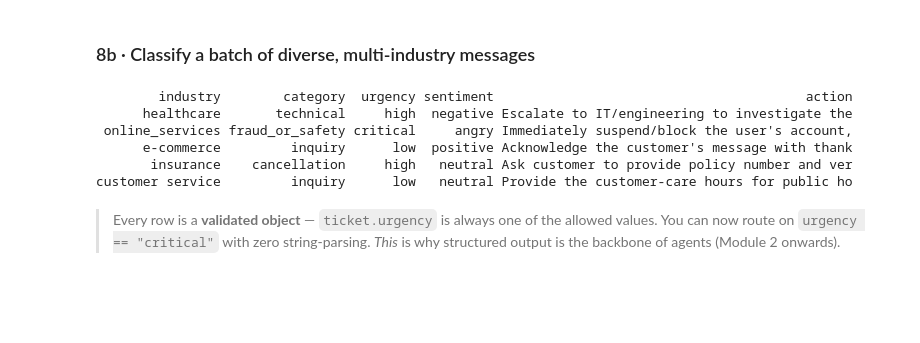
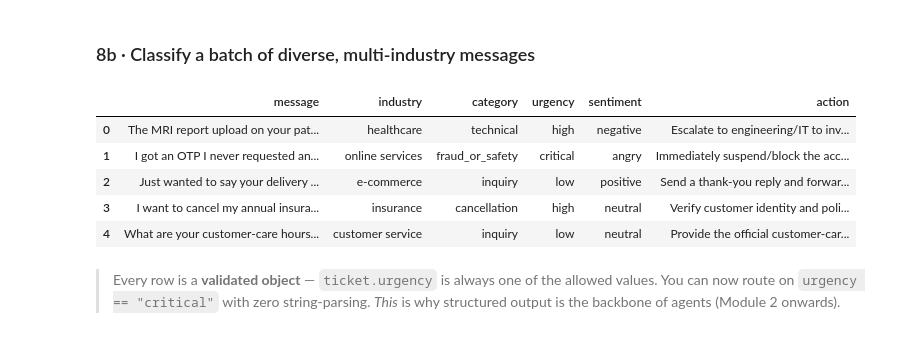
Before and after one commit to prashant9501/JPMC-Agentic-2026, a Jupyter notebook: Module 1 - Foundations & First Agent/Lab_1.1_Multi_Provider_LLM_Setup_and_Structured_Outputs.ipynb, the cells around one changed output. Drawn from its saved outputs; the diff is of its cells as text; code cells hidden in the pictures; blank space fills up the shorter version.

```diff
--- a/Module 1 - Foundations & First Agent/Lab_1.1_Multi_Provider_LLM_Setup_and_Structured_Outputs.ipynb
+++ b/Module 1 - Foundations & First Agent/Lab_1.1_Multi_Provider_LLM_Setup_and_Structured_Outputs.ipynb
@@ -410,32 +417,32 @@ SupportTicket ->
 # %%
 messages = [
     "The MRI report upload on your patient portal keeps failing with error 500. I need it before my appointment tomorrow.",   # healthcare
     "I got an OTP I never requested and someone tried to log into my account. Please block it NOW.",                          # fraud / banking
     "Just wanted to say your delivery partner was super polite and my package arrived a day early. Thank you!",               # e-commerce / positive
     "I want to cancel my annual insurance policy renewal scheduled next week and get a pro-rata refund.",                     # insurance
     "What are your customer-care hours on public holidays?",                                                                  # generic inquiry
 ]
 
 rows = []
 for m in messages:
     r = openai_client.responses.parse(
         model=M["openai_reason"],
         input=[{"role": "system", "content": "Classify the customer message into the SupportTicket schema."},
                {"role": "user", "content": m}],
         text_format=SupportTicket,
     )
     t = r.output_parsed
-    rows.append({"industry": t.industry, "category": t.category, "urgency": t.urgency,
+    rows.append({"message": m, "industry": t.industry, "category": t.category, "urgency": t.urgency,
                  "sentiment": t.sentiment, "action": t.recommended_action[:45]})
 
-print(pd.DataFrame(rows).to_string(index=False))
+pd.DataFrame(rows)
 # %% [output]
-        industry        category  urgency sentiment                                        action
-      healthcare       technical     high  negative Escalate to IT/engineering to investigate the
- online_services fraud_or_safety critical     angry Immediately suspend/block the user's account,
-      e-commerce         inquiry      low  positive Acknowledge the customer's message with thank
-       insurance    cancellation     high   neutral Ask customer to provide policy number and ver
-customer service         inquiry      low   neutral Provide the customer-care hours for public ho
+|  | message | industry | category | urgency | sentiment | action |
+| 0 | The MRI report upload on your pat... | healthcare | technical | high | negative | Escalate to engineering/IT to inv... |
+| 1 | I got an OTP I never requested an... | online services | fraud_or_safety | critical | angry | Immediately suspend/block the acc... |
+| 2 | Just wanted to say your delivery ... | e-commerce | inquiry | low | positive | Send a thank-you reply and forwar... |
+| 3 | I want to cancel my annual insura... | insurance | cancellation | high | neutral | Verify customer identity and poli... |
+| 4 | What are your customer-care hours... | customer service | inquiry | low | neutral | Provide the official customer‑car... |
 # %% [markdown]
 > Every row is a **validated object** — `ticket.urgency` is always one of the allowed values. You can now route on `urgency == "critical"` with zero string-parsing. *This* is why structured output is the backbone of agents (Module 2 onwards).
 # %% [markdown]
```
Also changed, not shown: parts of 19 cells of this notebook, 18 other files.
